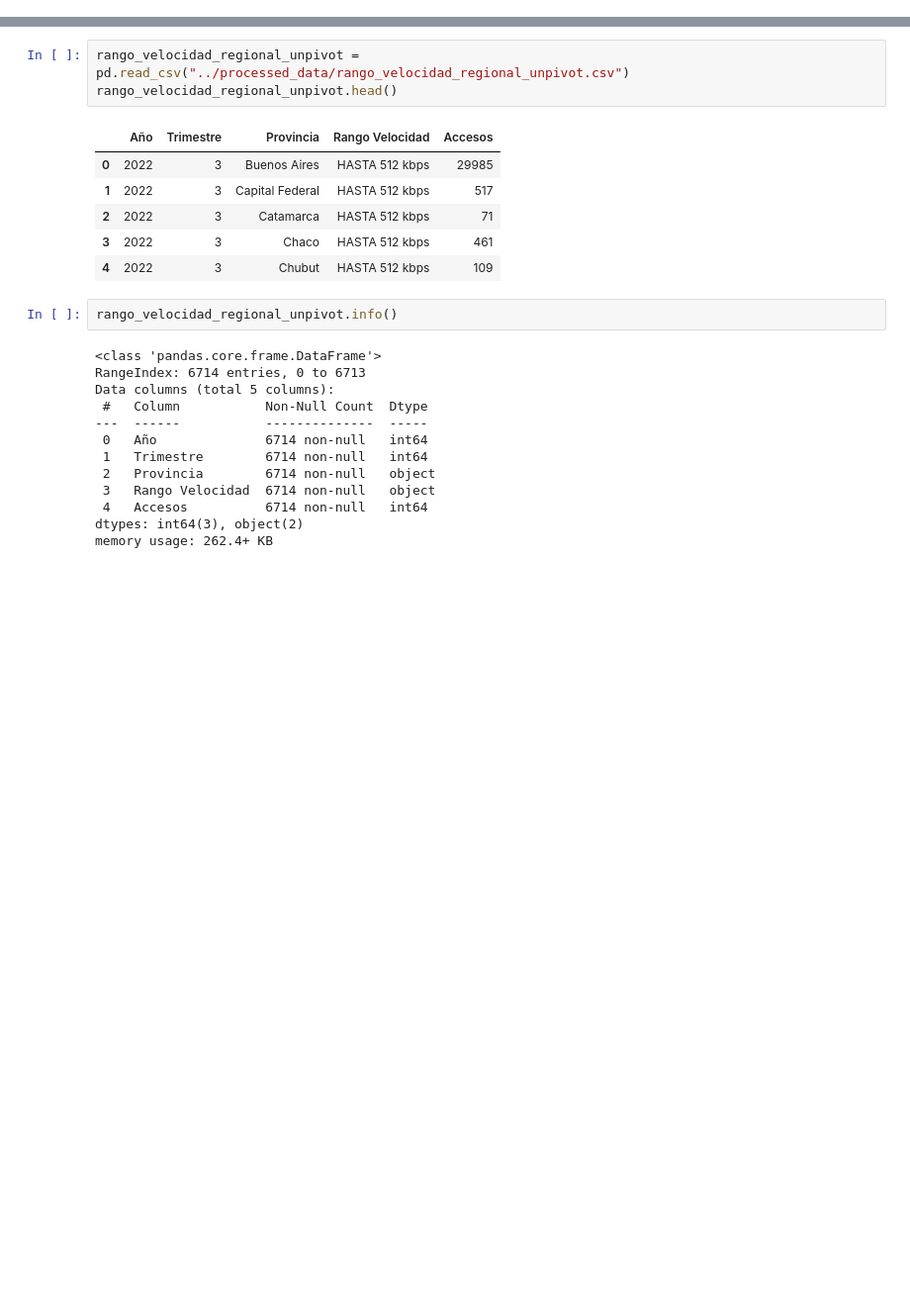
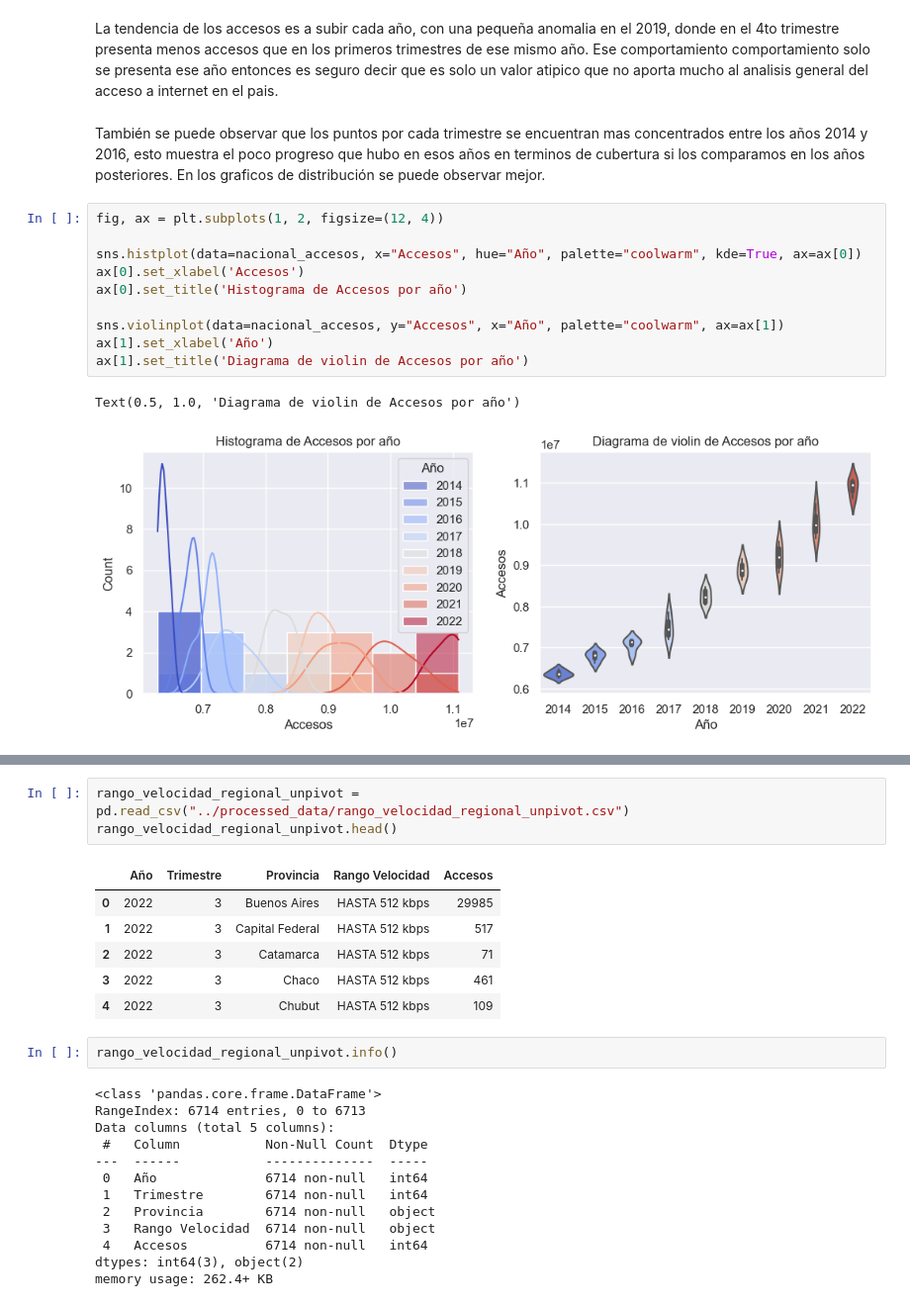
Before and after one commit to cristhianc001/Argentinian-Internet-Usage, a Jupyter notebook: notebooks/3. Exploratory_Data_Analysis.ipynb, the cells around one changed output, grey strips where cells are left out. Shown at 99% size. Saved outputs shown, nothing was run; the diff lists cells and outputs as text; blank space fills up the shorter version.

Commit message:
changed to spanish, progress in eda

```diff
--- a/notebooks/3. Exploratory_Data_Analysis.ipynb
+++ b/notebooks/3. Exploratory_Data_Analysis.ipynb
@@ -96,0 +45,17 @@ plt.show()
+# %% [markdown]
+La tendencia de los accesos es a subir cada año, con una pequeña anomalia en el 2019, donde en el 4to trimestre presenta menos accesos que en los primeros trimestres de ese mismo año. Ese comportamiento comportamiento solo se presenta ese año entonces es seguro decir que es solo un valor atipico que no aporta mucho al analisis general del acceso a internet en el pais.
+# %% [markdown]
+También se puede observar que los puntos por cada trimestre se encuentran mas concentrados entre los años 2014 y 2016, esto muestra el poco progreso que hubo en esos años en terminos de cubertura si los comparamos en los años posteriores. En los graficos de distribución se puede observar mejor.
+# %%
+fig, ax = plt.subplots(1, 2, figsize=(12, 4))
+
+sns.histplot(data=nacional_accesos, x="Accesos", hue="Año", palette="coolwarm", kde=True, ax=ax[0])
+ax[0].set_xlabel('Accesos')
+ax[0].set_title('Histograma de Accesos por año')
+
+sns.violinplot(data=nacional_accesos, y="Accesos", x="Año", palette="coolwarm", ax=ax[1])
+ax[1].set_xlabel('Año')
+ax[1].set_title('Diagrama de violin de Accesos por año')
+# %% [output]
+Text(0.5, 1.0, 'Diagrama de violin de Accesos por año')
+[figure, added]
```
Also changed, not shown: parts of 61 cells of this notebook, 7 other files.
